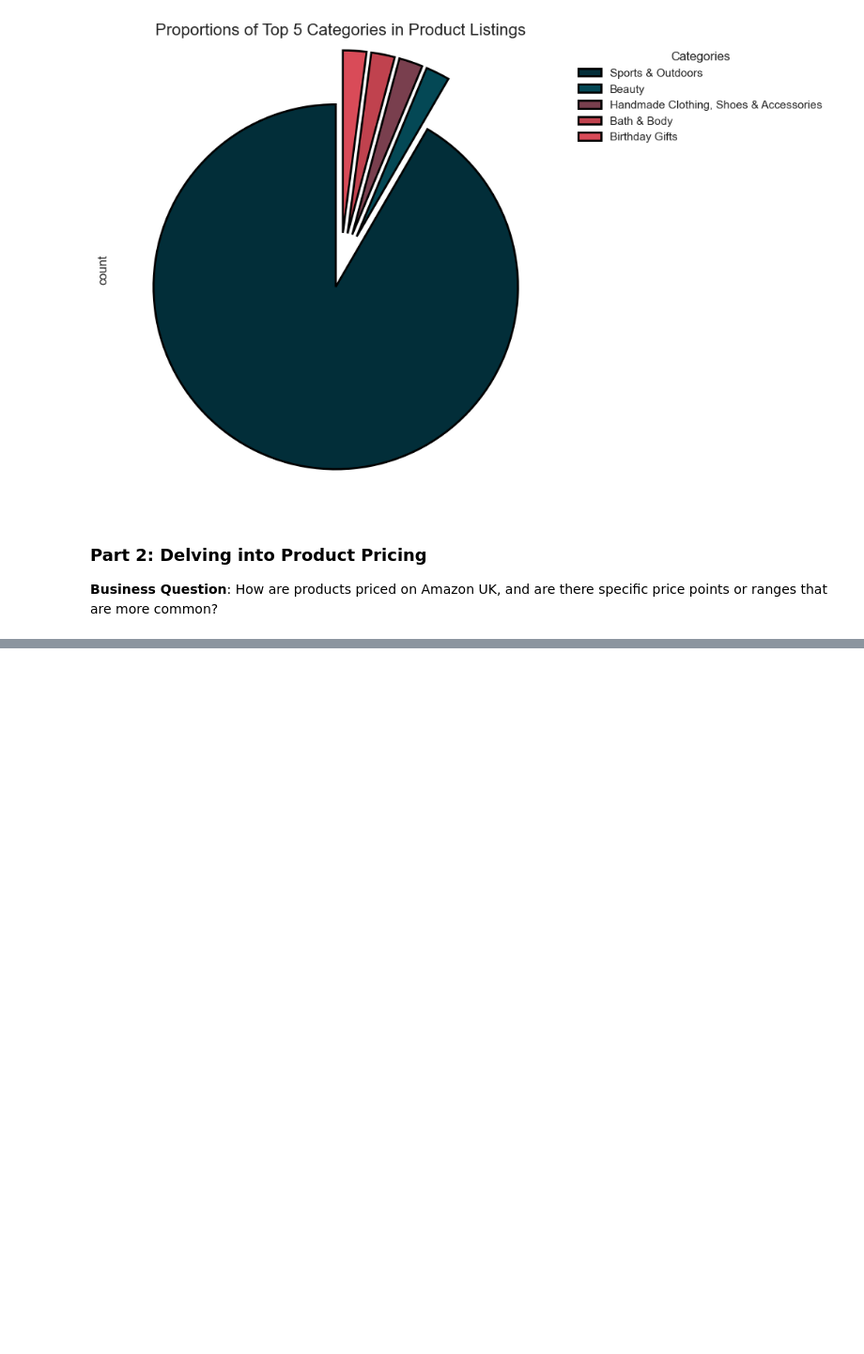
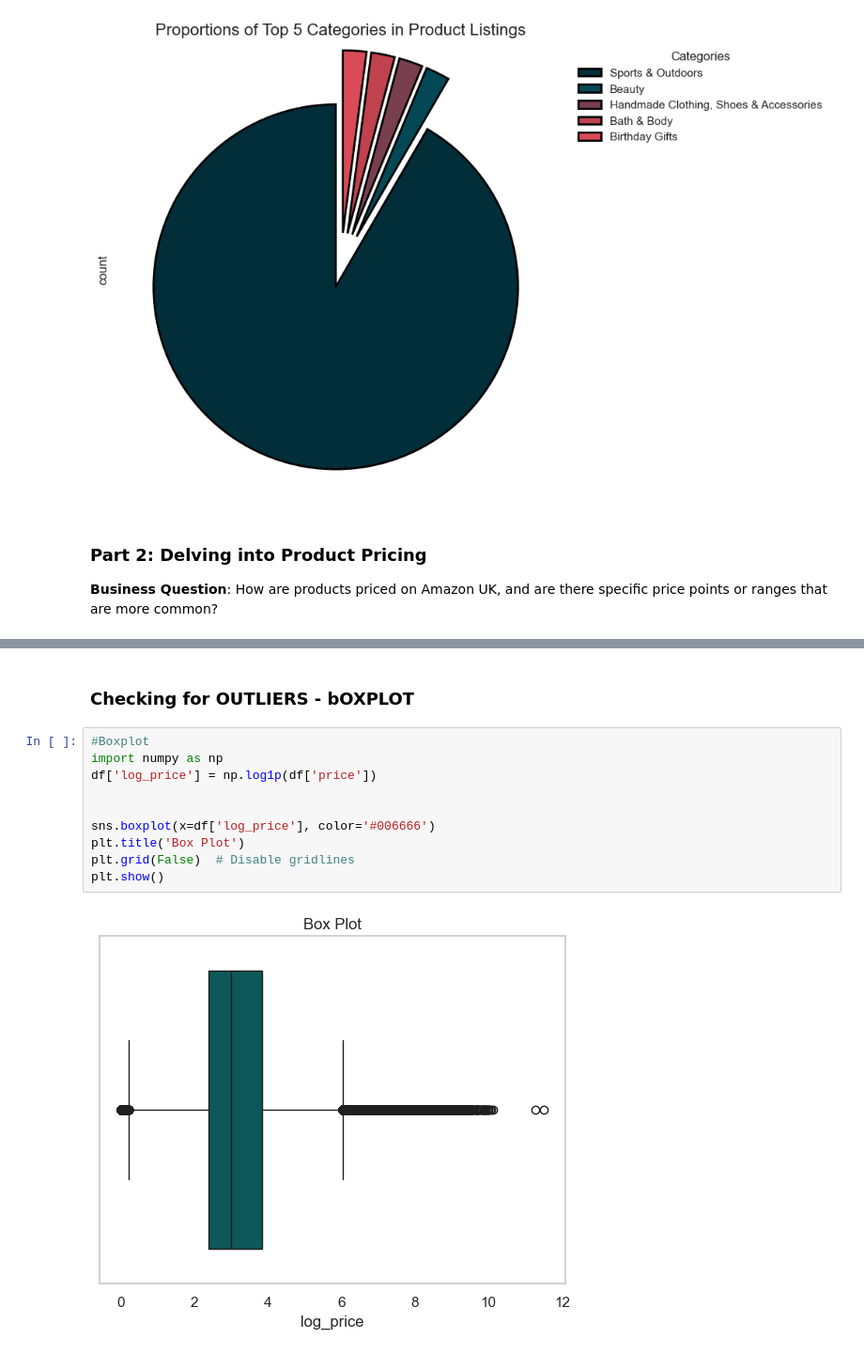
Before and after one commit to MarcelaCAE/lab-eda-univariate, a Jupyter notebook: Univariate_lab.ipynb, the cells around one changed output, grey strips where cells are left out. Shown at 94% size. Saved outputs shown, nothing was run; the diff lists cells and outputs as text; blank space fills up the shorter version.

```diff
--- a/Univariate_lab.ipynb
+++ b/Univariate_lab.ipynb
@@ -237,0 +243,14 @@ plt.show()
+# %% [markdown]
+### Checking for OUTLIERS - bOXPLOT
+# %%
+#Boxplot
+import numpy as np
+df['log_price'] = np.log1p(df['price'])
+
+
+sns.boxplot(x=df['log_price'], color='#006666')
+plt.title('Box Plot')
+plt.grid(False)  # Disable gridlines
+plt.show()
+# %% [output]
+[figure, added]
```
Also changed, not shown: parts of 35 cells of this notebook.
